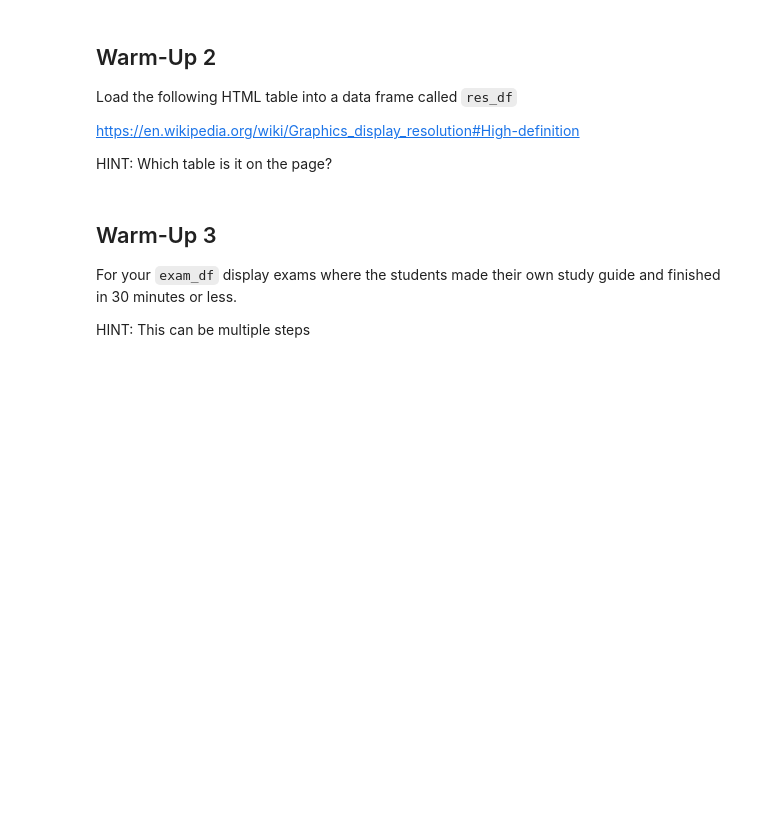
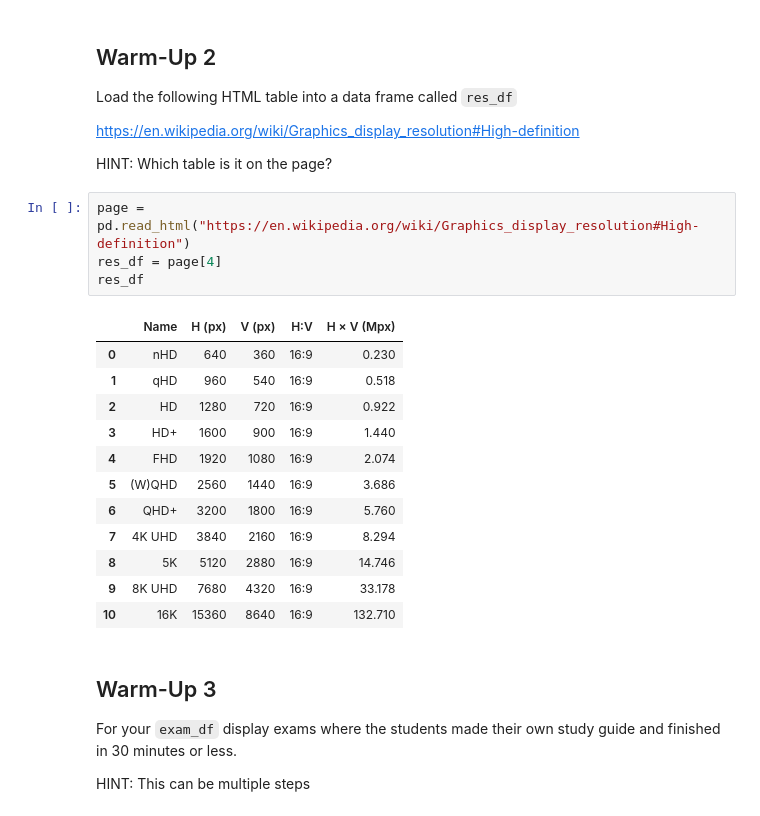
Before and after one commit to ist256/supa2022, a Jupyter notebook: lessons/12-pandas/SmallGroup-Pandas.ipynb, the cells around one changed output. Cells and saved outputs as stored; diff of their text form; blank space fills up the shorter version.

```diff
--- a/lessons/12-pandas/SmallGroup-Pandas.ipynb
+++ b/lessons/12-pandas/SmallGroup-Pandas.ipynb
@@ -31,6 +64,23 @@ Load the following HTML table into a data frame called `res_df`
 https://en.wikipedia.org/wiki/Graphics_display_resolution#High-definition
 
 HINT: Which table is it on the page?
+# %%
+page = pd.read_html("https://en.wikipedia.org/wiki/Graphics_display_resolution#High-definition")
+res_df = page[4]
+res_df
+# %% [output]
+|  | Name | H (px) | V (px) | H:V | H × V (Mpx) |
+| 0 | nHD | 640 | 360 | 16:9 | 0.230 |
+| 1 | qHD | 960 | 540 | 16:9 | 0.518 |
+| 2 | HD | 1280 | 720 | 16:9 | 0.922 |
+| 3 | HD+ | 1600 | 900 | 16:9 | 1.440 |
+| 4 | FHD | 1920 | 1080 | 16:9 | 2.074 |
+| 5 | (W)QHD | 2560 | 1440 | 16:9 | 3.686 |
+| 6 | QHD+ | 3200 | 1800 | 16:9 | 5.760 |
+| 7 | 4K UHD | 3840 | 2160 | 16:9 | 8.294 |
+| 8 | 5K | 5120 | 2880 | 16:9 | 14.746 |
+| 9 | 8K UHD | 7680 | 4320 | 16:9 | 33.178 |
+| 10 | 16K | 15360 | 8640 | 16:9 | 132.710 |
 # %% [markdown]
 ## Warm-Up 3
 
```
Also changed, not shown: parts of 8 cells of this notebook, 7 other files.
